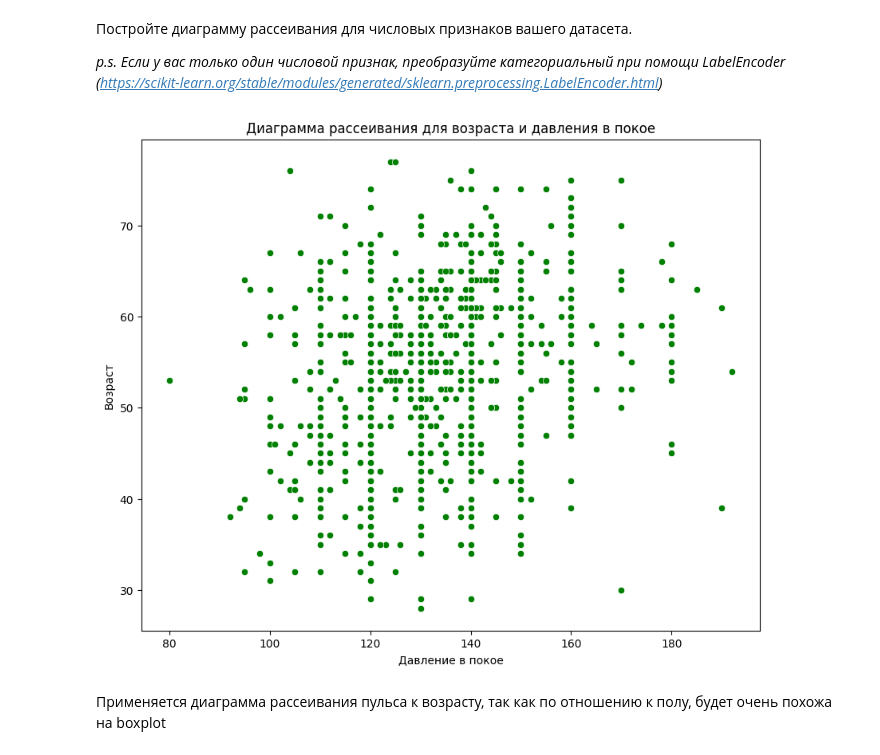
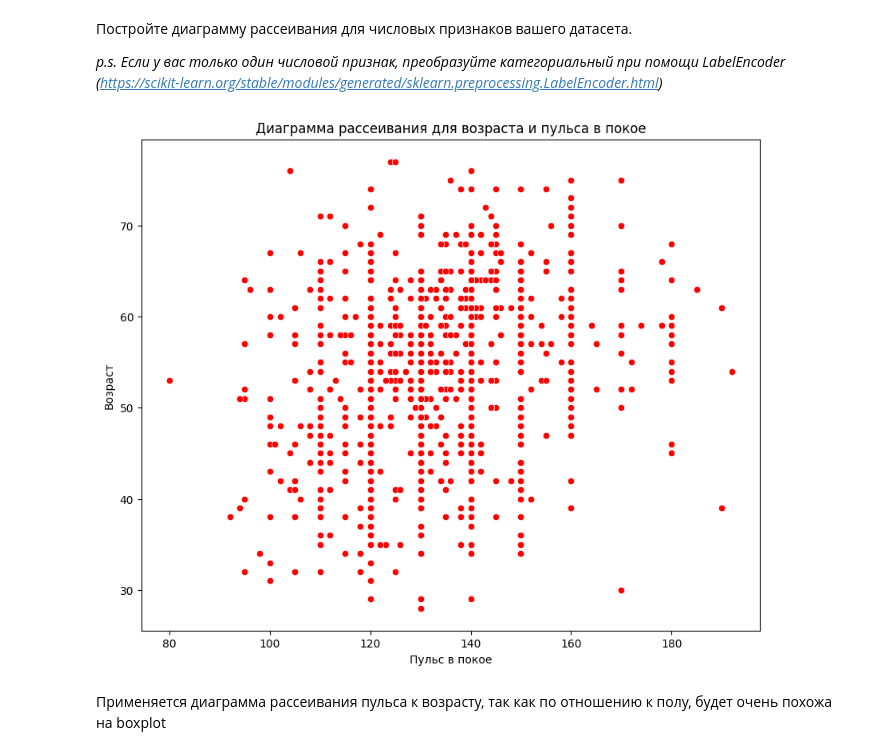
Before and after one commit to kiwikam/ML, a Jupyter notebook: Lab_2.ipynb, the cells around one changed output. Cells and saved outputs as stored; diff of their text form; code cells hidden in the pictures.

```diff
--- a/Lab_2.ipynb
+++ b/Lab_2.ipynb
@@ -194,16 +197,16 @@ sns.boxplot(x=des_sex['Sex'], y=des_sex['RestingBP'])
 
 *p.s. Если у вас только один числовой признак, преобразуйте категориальный при помощи LabelEncoder (https://scikit-learn.org/stable/modules/generated/sklearn.preprocessing.LabelEncoder.html)*
 # %%
-#df2['RestingECG'] = pd.factorize(df2['RestingECG'])[ 0 ]
+colors = ['yellow', 'purple']
 
 plt.figure(figsize=(10, 8))
-sns.scatterplot(x='RestingBP', y='Age', data=des_sex, color='green')
-plt.title('Диаграмма рассеивания для возраста и давления в покое')
-plt.xlabel('Давление в покое')
+sns.scatterplot(x='RestingBP', y='Age', data=des_sex, color='red')
+plt.title('Диаграмма рассеивания для возраста и пульса в покое')
+plt.xlabel('Пульс в покое')
 plt.ylabel('Возраст')
 plt.show()
 #df2
 # %% [output]
-[figure, old version]
+[figure, new version]
 # %% [markdown]
 Применяется диаграмма рассеивания пульса к возрасту, так как по отношению к полу, будет очень похожа на boxplot
```
Also changed, not shown: parts of 7 cells of this notebook.
